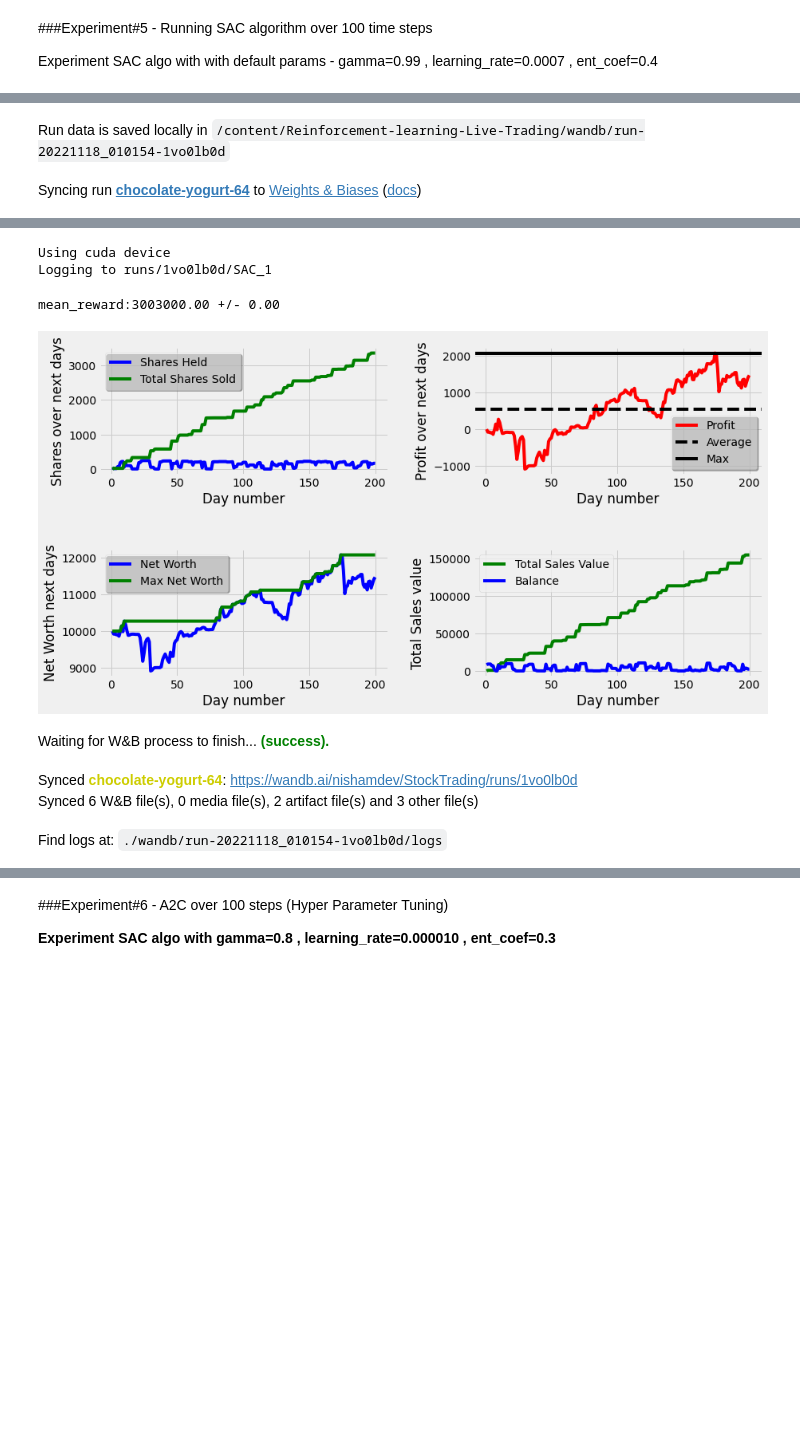
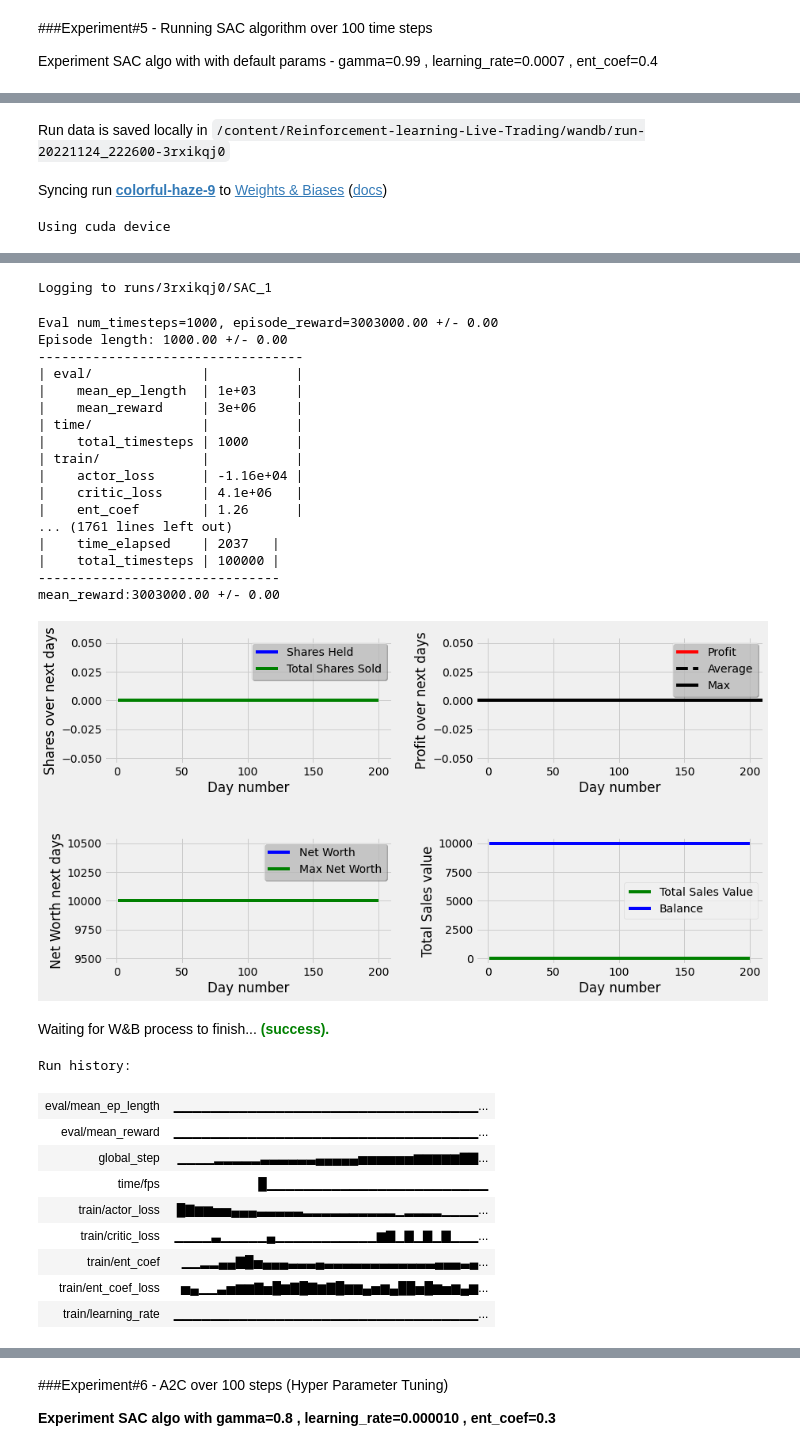
Before and after one commit to NishaMDev/Reinforcement-learning-Live-Trading, a Jupyter notebook: Stock_Trading_Notebook.ipynb, the cells around one changed output, grey strips where cells are left out. Cells and saved outputs as stored; diff of their text form; code cells hidden in the pictures; blank space fills up the shorter version.

```diff
--- a/Stock_Trading_Notebook.ipynb
+++ b/Stock_Trading_Notebook.ipynb
@@ -334,7 +304,7 @@ Experiment A2C algo with with default params - gamma=0.99 , learning_rate=0.0007
 from stocktrade import Stocktrade
 
 if __name__ == "__main__":
-    timesteps = 100
+    timesteps = 100000
     algo = "A2C"
     Stocktrade.stocktrade(algo,timesteps)
 # %% [output]
@@ -360,7 +370,7 @@ Find logs at: ./wandb/run-20221118_010237-avambzoe/logs
 from stocktrade1 import Stocktrade
 
 if __name__ == "__main__":
-    timesteps = 100
+    timesteps = 100000
     algo = "A2C"
     hyper_param = True
     Stocktrade.stocktrade(algo,timesteps,hyper_param)
@@ -390,7 +441,7 @@ Experiment SAC algo with with default params - gamma=0.99 , learning_rate=0.0007
 from stocktrade import Stocktrade
 
 if __name__ == "__main__":
-    timesteps = 100
+    timesteps = 100000
     algo = "SAC"
     Stocktrade.stocktrade(algo,timesteps)
 # %% [output]
@@ -400,3 +448,4 @@ wandb: Appending key for api.wandb.ai to your netrc file: /root/.netrc
 Tracking run with wandb version 0.13.5
-Run data is saved locally in /content/Reinforcement-learning-Live-Trading/wandb/run-20221118_010154-1vo0lb0d
+Run data is saved locally in /content/Reinforcement-learning-Live-Trading/wandb/run-20221124_222600-3rxikqj0
-Syncing run chocolate-yogurt-64 to Weights & Biases (docs)
+Syncing run colorful-haze-9 to Weights & Biases (docs)
+Using cuda device
@@ -403,8 +453,30 @@ Syncing run chocolate-yogurt-64 to Weights & Biases (docs)
-Using cuda device
-Logging to runs/1vo0lb0d/SAC_1
+Logging to runs/3rxikqj0/SAC_1
+Eval num_timesteps=1000, episode_reward=3003000.00 +/- 0.00
+Episode length: 1000.00 +/- 0.00
+----------------------------------
+| eval/              |           |
+|    mean_ep_length  | 1e+03     |
+|    mean_reward     | 3e+06     |
+| time/              |           |
+|    total_timesteps | 1000      |
+| train/             |           |
+|    actor_loss      | -1.16e+04 |
+|    critic_loss     | 4.1e+06   |
+|    ent_coef        | 1.26      |
+... (1761 lines left out)
+|    time_elapsed    | 2037   |
+|    total_timesteps | 100000 |
+-------------------------------
 mean_reward:3003000.00 +/- 0.00
-[figure, old version]
+[figure, new version]
 Waiting for W&B process to finish... (success).
-Synced chocolate-yogurt-64: https://wandb.ai/nishamdev/StockTrading/runs/1vo0lb0d
-Synced 6 W&B file(s), 0 media file(s), 2 artifact file(s) and 3 other file(s)
-Find logs at: ./wandb/run-20221118_010154-1vo0lb0d/logs
+Run history:
+| eval/mean_ep_length | ▁▁▁▁▁▁▁▁▁▁▁▁▁▁▁▁▁▁▁▁▁▁▁▁▁▁▁▁▁▁▁▁▁... |
+| eval/mean_reward | ▁▁▁▁▁▁▁▁▁▁▁▁▁▁▁▁▁▁▁▁▁▁▁▁▁▁▁▁▁▁▁▁▁... |
+| global_step | ▁▁▁▁▂▂▂▂▂▃▃▃▃▃▃▄▄▄▄▄▅▅▅▅▅▅▆▆▆▆▆▇▇... |
+| time/fps | █▁▁▁▁▁▁▁▁▁▁▁▁▁▁▁▁▁▁▁▁▁▁▁▁ |
+| train/actor_loss | █▇▆▆▅▅▄▄▄▃▃▃▃▃▂▂▂▂▂▂▂▂▂▂▁▂▂▂▂▁▁▁▁... |
+| train/critic_loss | ▁▁▁▁▃▁▁▁▁▁▄▁▁▁▁▁▁▁▁▁▁▁▆▇▁▇▁▇▁▇▁▁▁... |
+| train/ent_coef | ▁▁▂▂▄▄▇█▅▄▄▄▃▃▃▄▃▃▃▃▃▃▃▃▃▃▃▃▄▄▄▃▄... |
+| train/ent_coef_loss | ▅▄▁▁▃▅▆▆▇▅█▆▇█▇▆▇█▆▆▄▅▆▄██▅█▆▅▆▄▆... |
+| train/learning_rate | ▁▁▁▁▁▁▁▁▁▁▁▁▁▁▁▁▁▁▁▁▁▁▁▁▁▁▁▁▁▁▁▁▁... |
```
Also changed, not shown: parts of 13 cells of this notebook.
